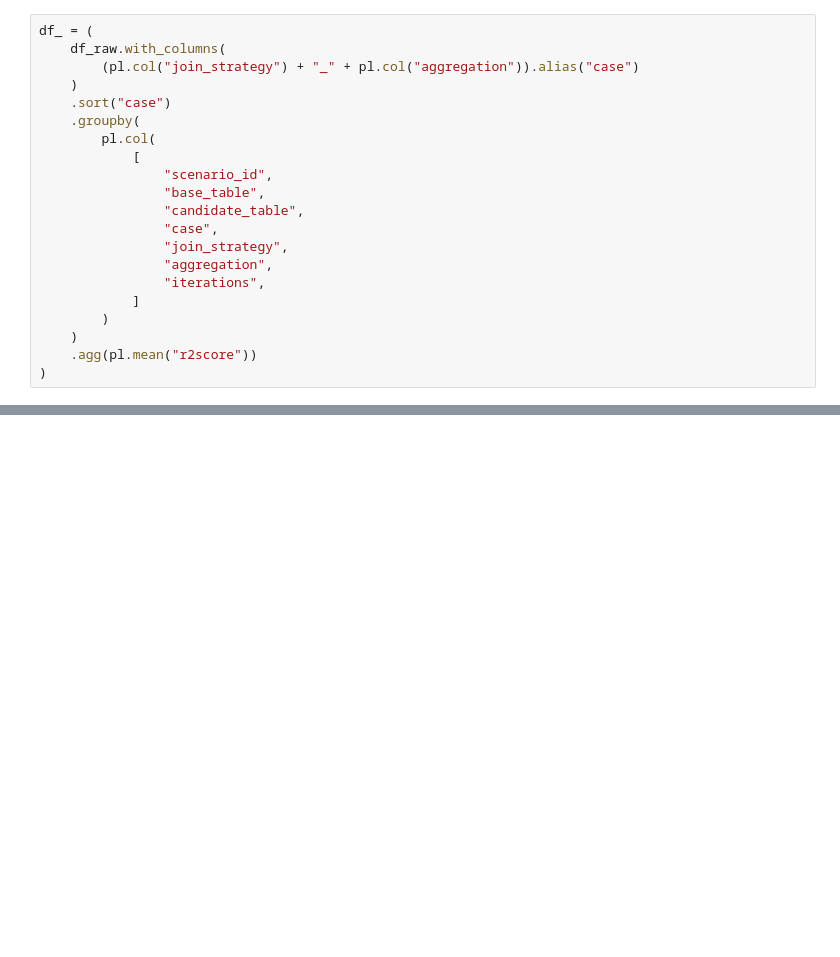
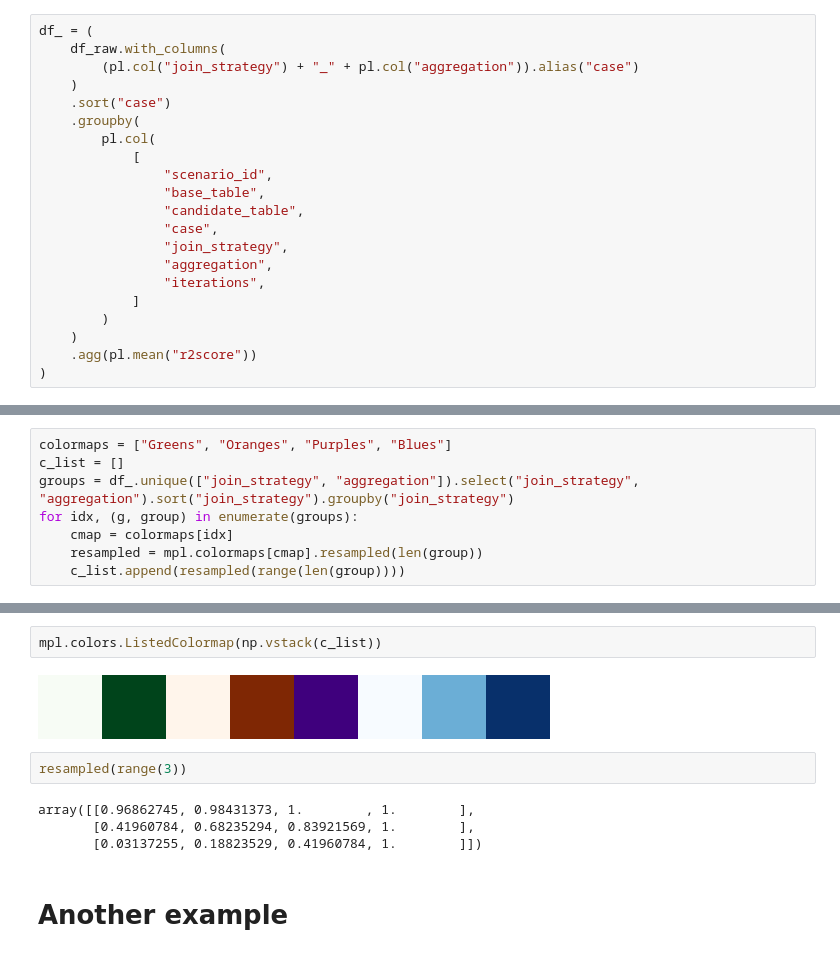
Before and after one commit to rcap107/retrieve-merge-predict, a Jupyter notebook: notebooks/Study candidate runs.ipynb, the cells around one changed output, grey strips where cells are left out. Cells and saved outputs as stored; diff of their text form; blank space fills up the shorter version.

```diff
--- a/notebooks/Study candidate runs.ipynb
+++ b/notebooks/Study candidate runs.ipynb
@@ -206,0 +216,8 @@ g = sns.catplot(
+# %%
+colormaps = ["Greens", "Oranges", "Purples", "Blues"]
+c_list = []
+groups = df_.unique(["join_strategy", "aggregation"]).select("join_strategy", "aggregation").sort("join_strategy").groupby("join_strategy")
+for idx, (g, group) in enumerate(groups):
+    cmap = colormaps[idx]
+    resampled = mpl.colormaps[cmap].resampled(len(group))
+    c_list.append(resampled(range(len(group))))
@@ -206,0 +235,12 @@ g = sns.catplot(
+# %%
+mpl.colors.ListedColormap(np.vstack(c_list))
+# %% [output]
+[figure, added]
+# %%
+resampled(range(3))
+# %% [output]
+array([[0.96862745, 0.98431373, 1.        , 1.        ],
+       [0.41960784, 0.68235294, 0.83921569, 1.        ],
+       [0.03137255, 0.18823529, 0.41960784, 1.        ]])
+# %% [markdown]
+# Another example
```
Also changed, not shown: parts of 16 cells of this notebook.
